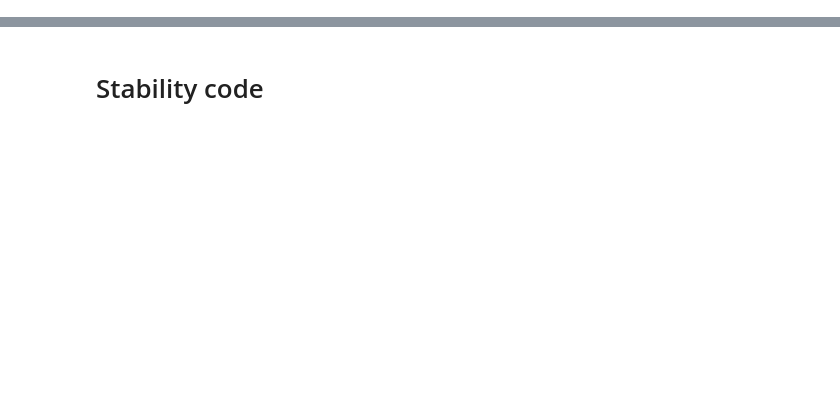
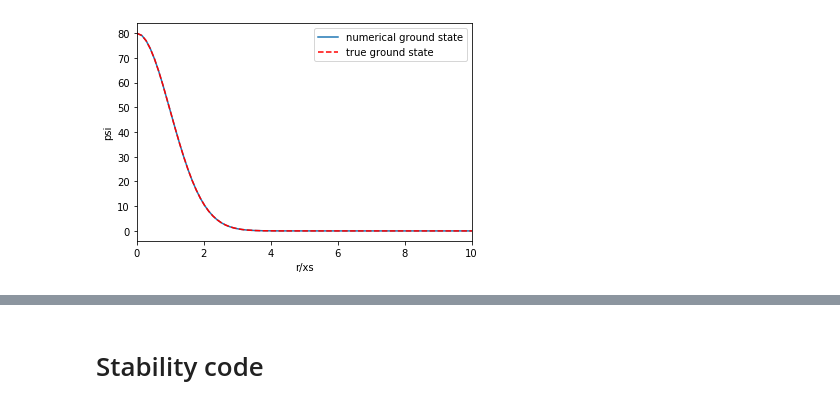
Before and after one commit to DavidStrachan1/BEC-of-dipolar-atoms-simulations, a Jupyter notebook: Quasi 2D using Hankel with Convolution method-checkpoint.ipynb, the cells around one changed output, grey strips where cells are left out. Cells and saved outputs as stored; diff of their text form; code cells hidden in the pictures; blank space fills up the shorter version.

```diff
--- a/Quasi 2D using Hankel with Convolution method-checkpoint.ipynb
+++ b/Quasi 2D using Hankel with Convolution method-checkpoint.ipynb
@@ -188,0 +90,97 @@ plt.show() # plots psi against x
+# %%
+#####
+##all physical quantities, mainly book keeping before going into dimensionless variables
+No = 2e4#4.5*1e4 #number of particles
+m = 2.7774e-25 ##mass of erbium atom
+w=100*np.pi ##radial frequency
+gamma =5 ##ratio of axial frequency to radial frequency
+eps=1/gamma
+Ao = 5.29*1e-11 #Bohr radius
+a = 0#100*Ao ##See Fortran paper, they analyse stability by varying a
+g = 4*np.pi*(sc.hbar**2)*a/m ##for book keeping
+##increasing b decreases k space, will decrease size of spikes
+mu =6.98 ##dipole moment of erbium
+mu_B =9.2740100783e-24 ##Bohr magneton
+Cdd = 0#sc.mu_0*(mu*mu_B)**2
+Add = xs*lamda/(4*np.pi*No*Ao) ##book keeping, in units of Bohr radius
+#######
+
+
+
+dt = -0.01j ##defines time step
+r = alpha*b/S ##r values
+rho = alpha*beta/S #rho values
+J = np.abs(ss.jv(0,alpha)) ##needed for hankel transform, zeroth order bessel function
+T = 0.5*(2*np.pi*rho)**2 #kinetic energy array
+
+##for harmonic
+xs = np.sqrt(sc.hbar/(m*w)) ##length scale
+gs = 4*np.pi*a*No/xs ##dimensionless contact term
+lamda = (m*No*Cdd)/(3*(sc.hbar**2)*xs) ##dimensionless dipole factor
+D = 3*lamda/(4*np.pi) ## some papers define it in this way
+
+psiq_symm = np.exp((-r**2)/10)  ##intial guess
+psiq_symm /= Norm_r_or_rho(psiq_symm,r) ##normalising
+exp_T = np.exp((-1j*dt*T)) ##kinetic operator in exponential, used in loop
+
+
+for i in tqdm_notebook(range(500),leave = False): ##split step loop
+    psiq_symm = np.exp(-0.5j*dt*V(psiq_symm,r,gs,eps))*psiq_symm ##applies half the potential
+    psiq_symm = exp_T*qfht(psiq_symm,J)  ## applies kinetic in bessel space
+    psiq_symm = iqfht(psiq_symm,J) ##transforms back to position space
+    psiq_symm /= Norm_r_or_rho(psiq_symm,r) ##normalising, needs to be right normalisation for psi dependent potential
+    psiq_symm *= np.exp(-0.5j*dt*V(psiq_symm,r,gs,eps)) ##applies 2nd half of potential
+    psiq_symm /= Norm_r_or_rho(psiq_symm,r) ##normalisation
+
+
+psiq_symm *= np.sqrt(No) ## means psi normalises to N, not necessarily needed
+
+#harmonic potential
+gnd_state = np.exp((-r**2)/2) ## ground state with no interactions
+gnd_state /= Norm_r_or_rho(gnd_state,r) ##normalisatin
+gnd_state *= np.sqrt(No) ##normalises to N
+diff = psiq_symm-gnd_state ##defines the difference
+
+R = (8*lamda/(np.pi*np.sqrt(2*np.pi*eps)))**0.25 ##thomas fermi radius for purely dipolar
+R_validity = lamda/(2*np.pi*np.sqrt(gamma**3)) ## TF is valid if R_validity<<1
+##both from quasi 2D/1D paper, notation
+##is confusing, compare to rigorous paper
+TF_dipolar = np.nan_to_num(np.sqrt(1-(r/R)**2)) ##thomas fermi
+TF_dipolar /= Norm_r_or_rho(TF_dipolar,r) ##normalisation
+TF_dipolar *= np.sqrt(No) ##normalises to N
+
+chem = (15*g*No/(8*np.pi)) ## chemical energy, need to correct this
+chem *= w*w*w*gamma*((m/2)**1.5)
+chem = chem**(2/5)
+Rr = np.sqrt((2*chem)/(m*w*w))
+Rr = Rr/xs
+TF_contact = np.nan_to_num(np.sqrt(1-(r/Rr)**2))
+TF_contact /= Norm_r_or_rho(TF_contact,r)
+TF_contact *= np.sqrt(No)
+
+
+print(D)
+print(gamma)
+print(R_validity) ##book keeping
+print(gs)
+plt.plot(r,psiq_symm, label ="numerical ground state")
+plt.plot(r,gnd_state,'r--', label ="true ground state")
+#plt.plot(r,TF_dipolar,'m--',label = "Dipolar Thomas Fermi solution")
+#plt.plot(r,TF_contact,'m--',label = "Contact Thomas Fermi solution")
+plt.legend()
+plt.xlabel('r/xs')
+plt.ylabel('psi')
+#plt.ylim(0,20)
+plt.xlim(0,10)
+plt.show()
+
+
+plt.plot(r,100*diff/np.max(psiq_symm),label="diff in % of max psi")
+plt.xlabel('r position')
+plt.ylabel('diff/% of max of psi')
+#plt.ylim(-1,1)
+plt.xlim(0,10)
+plt.legend()
+plt.title('diff/%')
+plt.show() # plots psi against x
+# %% [output]
@@ -188,0 +191 @@ plt.show() # plots psi against x
+[figure, added]
```
Also changed, not shown: parts of 11 cells of this notebook, 2 other files.
